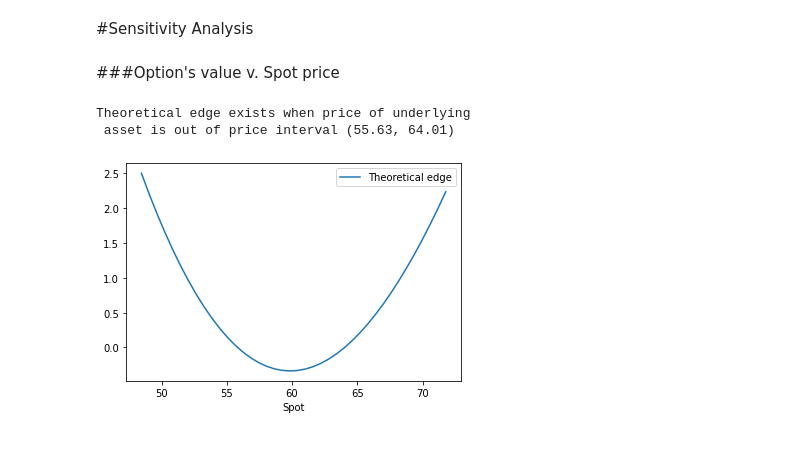
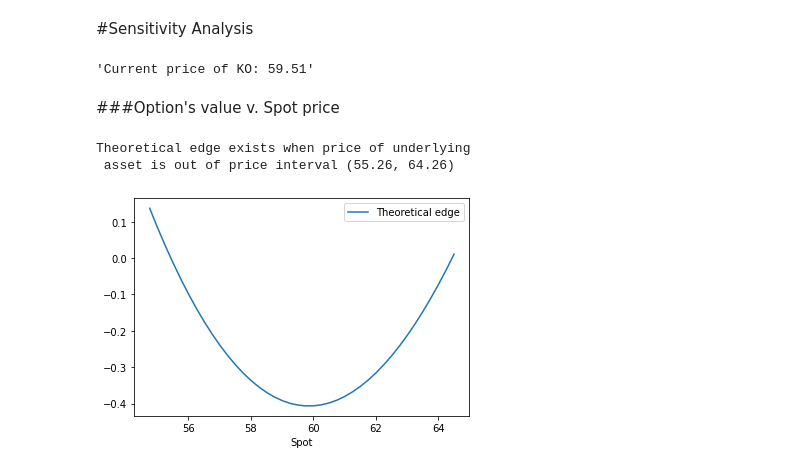
Before and after one commit to kevinhhl/options-pricing-tools-and-trading-strategies, a Jupyter notebook: Sensitivity_Analysis_Changes_in_Spot_and_Sigma.ipynb, the cells around one changed output. Cells and saved outputs as stored; diff of their text form; code cells hidden in the pictures.

```diff
--- a/Sensitivity_Analysis_Changes_in_Spot_and_Sigma.ipynb
+++ b/Sensitivity_Analysis_Changes_in_Spot_and_Sigma.ipynb
@@ -1,10 +0,0 @@
-# %%
-import math
-from datetime import date
-
-# 😎 Manual inputs:
-symbol                   = "KO"
-sigma                    = 0.14
-riskfree_rate            = math.e**(.0395)-1
-date_today               = date(2023,2,28)
-date_expire              = date(2023,3,17)
@@ -219,42 +286,42 @@ puts = populate_dict(original_chain_put, "put")
 # %% [markdown]
 #Application:
 # %%
-pos = position()
+# 😎 Manual inputs:
+symbol                   = "KO"
+sigma                    = 0.14
+riskfree_rate            = math.e**(.0393)-1
+date_today               = date(2023,2,28)
+date_expire              = date(2023,3,17)
+
+# Obtaining the recent close and confirming expiration date (above) is valid
+data = yf.Ticker(symbol).history()
+crnt_price = data['Close'].iloc[-1]
+date_expire_str = date_expire.strftime("%B %d, %Y")
+assert date_expire_str in options.get_expiration_dates(symbol)
+calls = populate_dict(options.get_options_chain(symbol, date_expire_str)["calls"], "call")
+puts = populate_dict(options.get_options_chain(symbol, date_expire_str)["puts"], "put")
+
 # 😎 Manual inputs:
 # Example: Buying a straddle
-leg1 = leg(side="long", contract=populate_dict(original_chain_call, "call")[60], size=1, date_today=date_today, s=crnt_price, r=riskfree_rate, sigma=sigma)
-leg2 = leg(side="long", contract=puts[60], size=1, date_today=date_today, s=crnt_price, r=riskfree_rate, sigma=sigma)
-pos.add_leg(leg1)
-pos.add_leg(leg2)
+legs = (\
+        leg(side="long", contract=calls[60], size=1, date_today=date_today, s=crnt_price, r=riskfree_rate, sigma=sigma),
+        leg(side="long", contract=puts[60], size=1, date_today=date_today, s=crnt_price, r=riskfree_rate, sigma=sigma)\
+        )
+
+pos = position()
+for e in legs:
+  pos.add_leg(e)
 # %% [markdown]
 #Sensitivity Analysis
+# %%
+"Current price of " + symbol + ": " + str(crnt_price.round(2))
+# %% [output]
+'Current price of KO: 59.51'
 # %% [markdown]
 ###Option's value v. Spot price
-# %%
-step_spot = crnt_price*.01
-list_x, list_y = [], []
-list_zerocross = []
-__tmp = None
-
-for i in range(-20,20):
-  _spot = crnt_price-i*step_spot
-
-  tmp_pos = position()
-  for e in pos.list_leg:
-    _leg = leg(side=e.side, contract=e.contract, size=e.size, date_today=date_today, s=_spot, r=riskfree_rate, sigma=sigma)
-    tmp_pos.add_leg(_leg)
-
-  list_x.append(_spot)
-  _edge = tmp_pos.total_th_edge
-  if __tmp is not None and ((_edge > 0 and __tmp < 0) or (_edge < 0 and __tmp > 0)):
-    list_zerocross.append(_spot.round(2))
-  list_y.append(_edge)
-  __tmp = _edge
-
-pd.DataFrame({ "Spot":list_x, "Theoretical edge":list_y} ).plot(x="Spot", y="Theoretical edge" )
-list.sort(list_zerocross)
-print("Theoretical edge exists when price of underlying\n asset is out of price interval " + str(tuple(list_zerocross)) )
-# %% [output]
-Theoretical edge exists when price of underlying
- asset is out of price interval (55.63, 64.01)
-[figure, removed]
+# %%
+sensit_edge_v_spot(crnt_price, step_spot=0.25, step_range_multiplier=range(-20,20))
+# %% [output]
+Theoretical edge exists when price of underlying
+ asset is out of price interval (55.26, 64.26)
+[figure, added]
```
Also changed, not shown: parts of 25 cells of this notebook.
